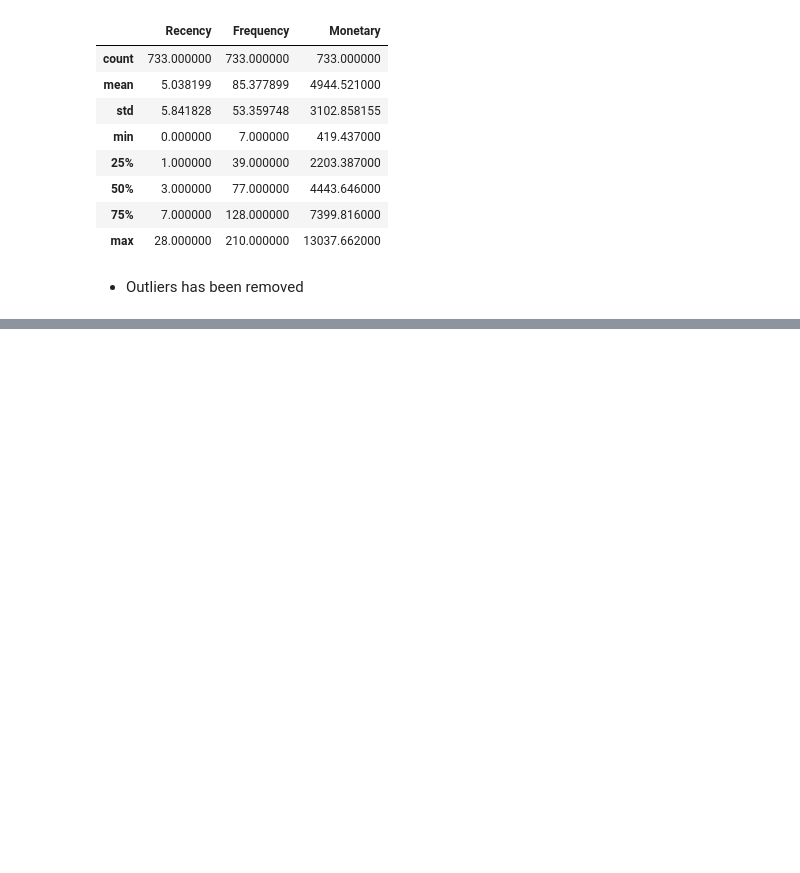
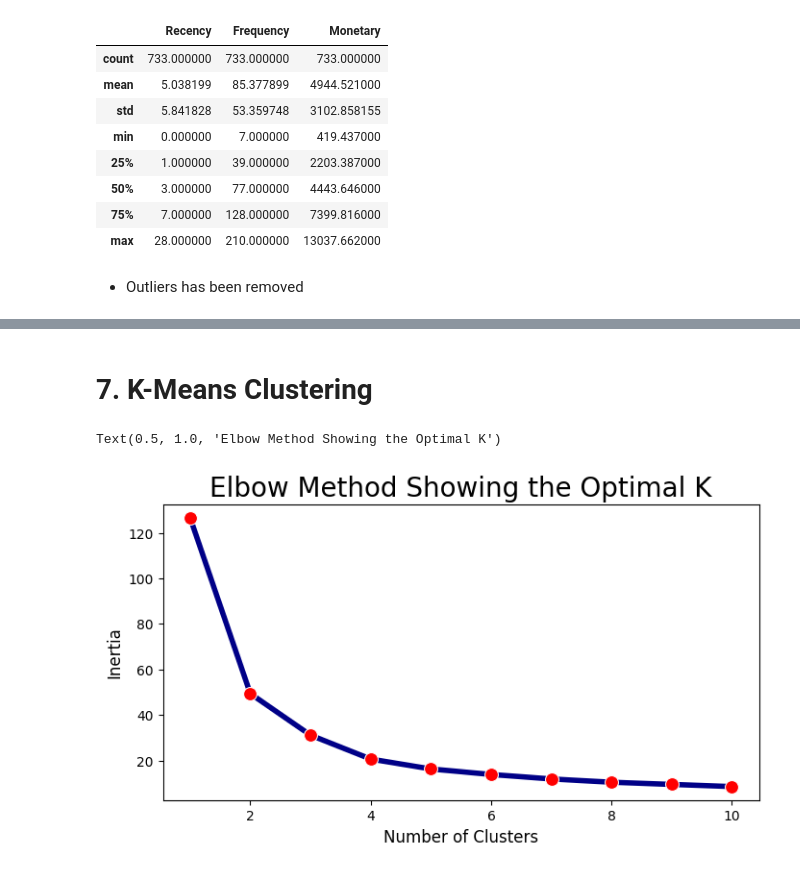
Before and after one commit to axeltanjung/rfm_segmentation, a Jupyter notebook: notebook/rfm_segmentation.ipynb, the cells around one changed output, grey strips where cells are left out. Drawn from its saved outputs; the diff is of its cells as text; code cells hidden in the pictures; blank space fills up the shorter version.

```diff
--- a/notebook/rfm_segmentation.ipynb
+++ b/notebook/rfm_segmentation.ipynb
@@ -547,0 +715,9 @@ Shape of data: (733, 3)
+# %%
+# Fit scaler to dataset
+scaler = fit_scaler(df = rfm_clean_data)
+
+# Transform data
+rfm_data_scaled = transform_scaler(df = rfm_clean_data,
+                                    scaler = scaler)
+
+rfm_data_scaled.head()
@@ -547,0 +783,2 @@ Shape of data: (733, 3)
+# %%
+clean_df, scaler = preprocess_data(df = retail_df)
@@ -547,0 +1106,2 @@ Shape of data: (733, 3)
+# %% [markdown]
+# 7. K-Means Clustering
@@ -547,0 +1111,30 @@ Shape of data: (733, 3)
+# %%
+df_clean_cluster = clean_df[['Recency', 'Frequency', 'Monetary']]
+# %%
+# Create place holder for inertia (empty list)
+inertia = []
+
+# Iteration
+for k in range(1, 11):
+    # Create k means
+    kmeans = KMeans(n_clusters=k, random_state=42, n_init=10)
+
+    # Fit the object
+    kmeans.fit(df_clean_cluster)
+
+    # Append the result
+    inertia.append(kmeans.inertia_)
+# %%
+plt.figure(figsize=(8,4))
+
+# plt.plot(inertia)
+sns.lineplot(x=range(1,11), y=inertia, color='#000087',
+             linewidth = 4, marker='o', markersize=10,
+             markerfacecolor='red')
+
+plt.xlabel('Number of Clusters', fontsize = 12)
+plt.ylabel('Inertia', fontsize=12)
+plt.title('Elbow Method Showing the Optimal K', fontsize=20)
+# %% [output]
+Text(0.5, 1.0, 'Elbow Method Showing the Optimal K')
+[figure, added]
```
Also changed, not shown: parts of 117 cells of this notebook, 1 other file.
